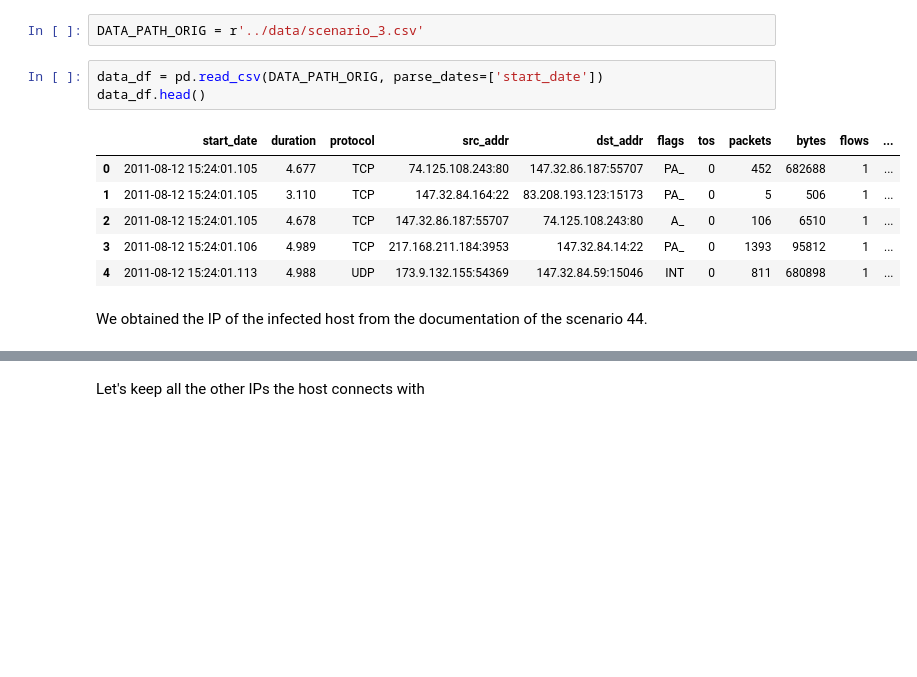
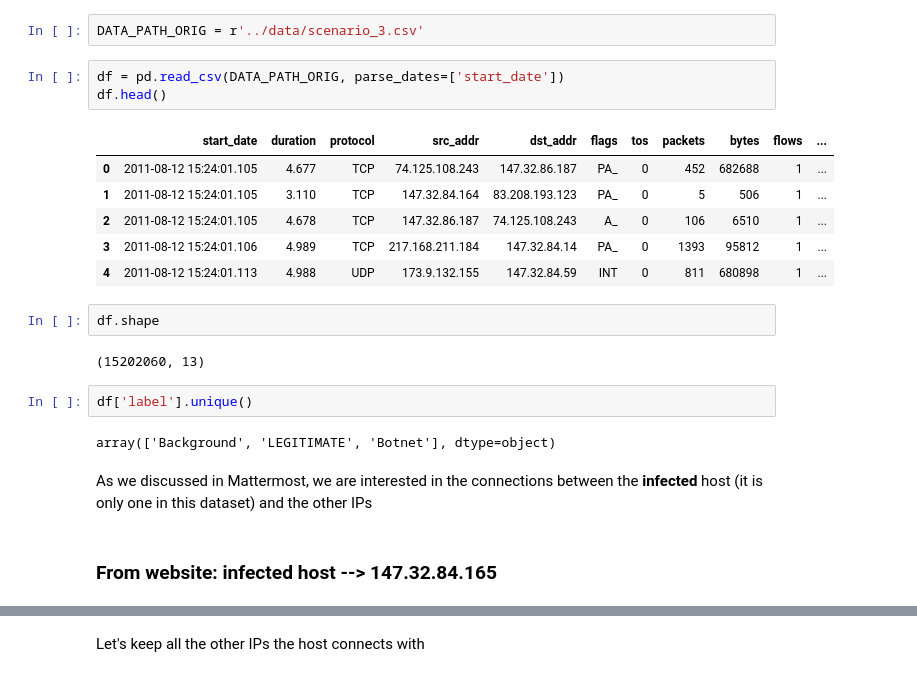
Before and after one commit to benhe119/Cyber-data-analytics_TUDelft, a Jupyter notebook: lab3/notebooks/Sketching_task.ipynb, the cells around one changed output, grey strips where cells are left out. Saved outputs shown, nothing was run; the diff lists cells and outputs as text; blank space fills up the shorter version.

```diff
--- a/lab3/notebooks/Sketching_task.ipynb
+++ b/lab3/notebooks/Sketching_task.ipynb
@@ -13,15 +13,25 @@ Please note that these files have been processed using the "Data_processing" not
 # %%
 DATA_PATH_ORIG = r'../data/scenario_3.csv'
 # %%
-data_df = pd.read_csv(DATA_PATH_ORIG, parse_dates=['start_date'])
-data_df.head()
+df = pd.read_csv(DATA_PATH_ORIG, parse_dates=['start_date'])
+df.head()
 # %% [output]
 |  | start_date | duration | protocol | src_addr | dst_addr | flags | tos | packets | bytes | flows | ... |
-| 0 | 2011-08-12 15:24:01.105 | 4.677 | TCP | 74.125.108.243:80 | 147.32.86.187:55707 | PA_ | 0 | 452 | 682688 | 1 | ... |
-| 1 | 2011-08-12 15:24:01.105 | 3.110 | TCP | 147.32.84.164:22 | 83.208.193.123:15173 | PA_ | 0 | 5 | 506 | 1 | ... |
-| 2 | 2011-08-12 15:24:01.105 | 4.678 | TCP | 147.32.86.187:55707 | 74.125.108.243:80 | A_ | 0 | 106 | 6510 | 1 | ... |
-| 3 | 2011-08-12 15:24:01.106 | 4.989 | TCP | 217.168.211.184:3953 | 147.32.84.14:22 | PA_ | 0 | 1393 | 95812 | 1 | ... |
-| 4 | 2011-08-12 15:24:01.113 | 4.988 | UDP | 173.9.132.155:54369 | 147.32.84.59:15046 | INT | 0 | 811 | 680898 | 1 | ... |
+| 0 | 2011-08-12 15:24:01.105 | 4.677 | TCP | 74.125.108.243 | 147.32.86.187 | PA_ | 0 | 452 | 682688 | 1 | ... |
+| 1 | 2011-08-12 15:24:01.105 | 3.110 | TCP | 147.32.84.164 | 83.208.193.123 | PA_ | 0 | 5 | 506 | 1 | ... |
+| 2 | 2011-08-12 15:24:01.105 | 4.678 | TCP | 147.32.86.187 | 74.125.108.243 | A_ | 0 | 106 | 6510 | 1 | ... |
+| 3 | 2011-08-12 15:24:01.106 | 4.989 | TCP | 217.168.211.184 | 147.32.84.14 | PA_ | 0 | 1393 | 95812 | 1 | ... |
+| 4 | 2011-08-12 15:24:01.113 | 4.988 | UDP | 173.9.132.155 | 147.32.84.59 | INT | 0 | 811 | 680898 | 1 | ... |
-# %% [markdown]
-We obtained the IP of the infected host from the documentation of the scenario 44.
+# %%
+df.shape
+# %% [output]
+(15202060, 13)
+# %%
+df['label'].unique()
+# %% [output]
+array(['Background', 'LEGITIMATE', 'Botnet'], dtype=object)
+# %% [markdown]
+As we discussed in Mattermost, we are interested in the connections between the **infected** host (it is only one in this dataset) and the other IPs
+# %% [markdown]
+### From website: infected host --> 147.32.84.165
 # %%
```
Also changed, not shown: parts of 28 cells of this notebook, 1 other file.
